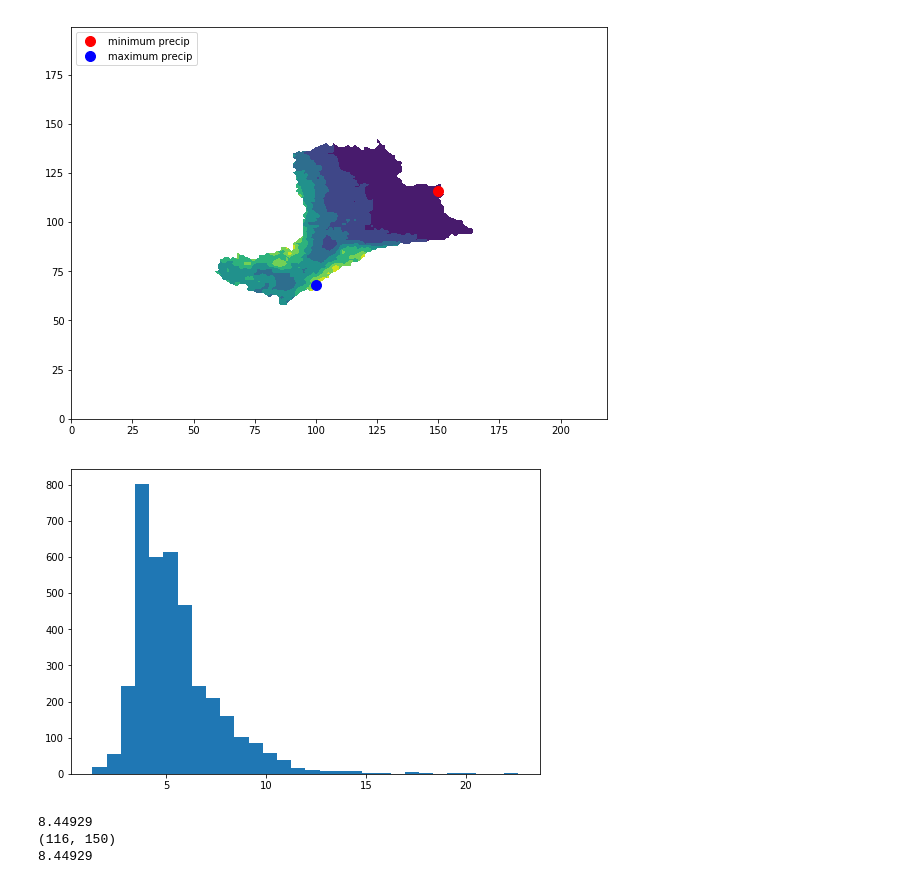
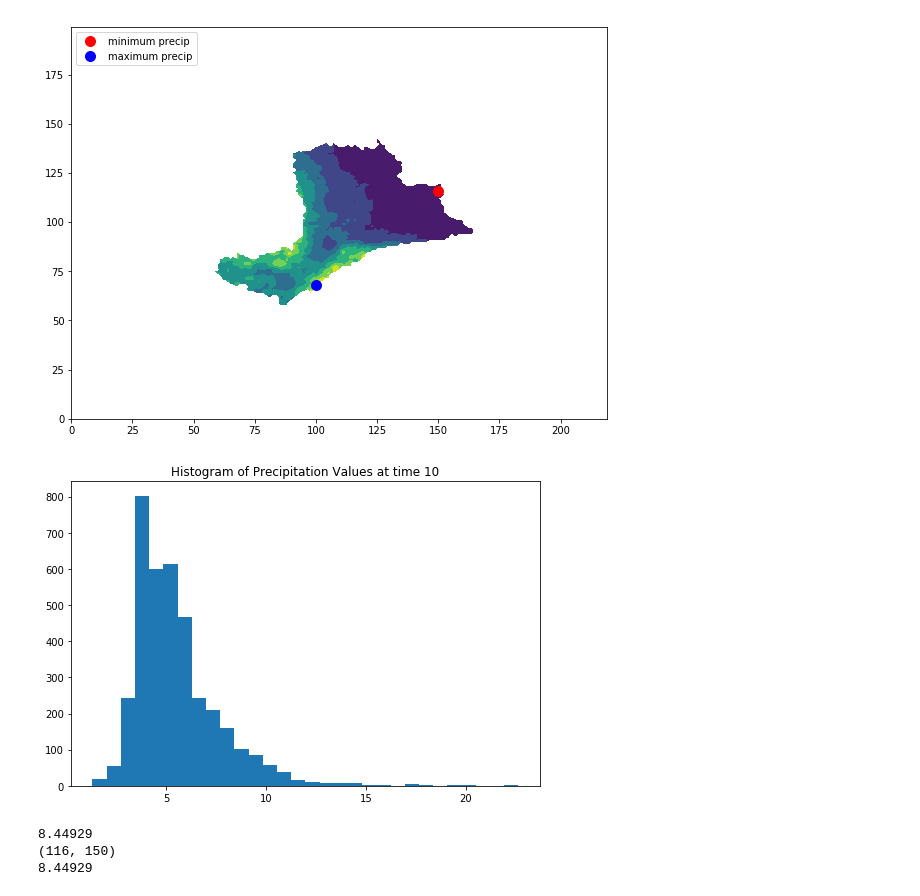
Before and after one commit to tommylees112/assyria, a Jupyter notebook: awash_final.ipynb, the cells around one changed output. Saved outputs shown, nothing was run; the diff lists cells and outputs as text; code cells hidden in the pictures.

```diff
--- a/awash_final.ipynb
+++ b/awash_final.ipynb
@@ -191,14 +192,15 @@ plt.show()
 # %%
 figsize(12*0.70, 8*0.70)
 fig, ax = plt.subplots()
 
 time_step = 10
 precip_t = precip_mask[time_step,:,:]
 precip_t_flat = ma.MaskedArray.flatten(precip_t)
 ax.hist(precip_t.flatten()[~precip_t_flat.mask], bins=30)
+plt.title('Histogram of Precipitation Values at month {}'.format(time_step))
 plt.show()
 # %% [output]
-[figure, old version]
+[figure, new version]
 # %%
 print(precip_t30.min())
 # unravel index is doing something weird
```
Also changed, not shown: parts of 20 cells of this notebook, 13 other files.
